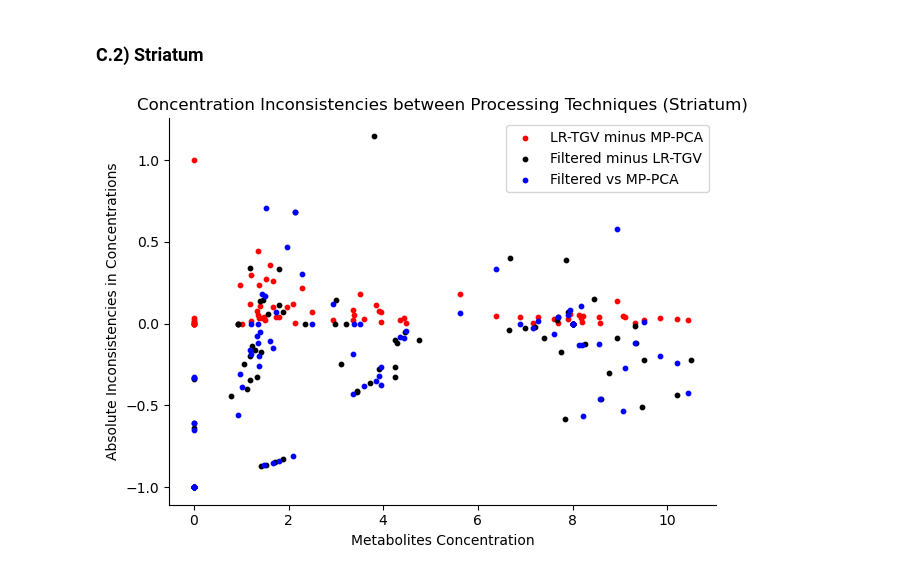
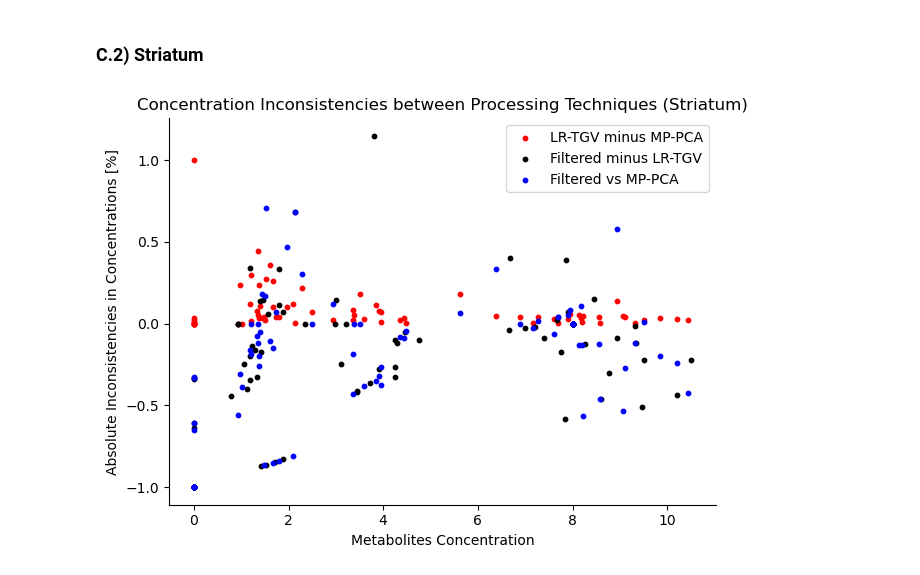
Before and after one commit to AlexisCogne/MRI_Practicals, a Jupyter notebook: Data_Analysis_Notebook.ipynb, the cells around one changed output. Drawn from its saved outputs; the diff is of its cells as text; code cells hidden in the pictures.

```diff
--- a/Data_Analysis_Notebook.ipynb
+++ b/Data_Analysis_Notebook.ipynb
@@ -394,14 +434,14 @@ plt.tight_layout()
 # %%
 fig, ax = plt.subplots()
 plt.scatter(MP_vs_LR_Stri_mean.mean_conc, MP_vs_LR_Stri_mean.mean_diff_MP_vs_LR, color = 'r', s=10, label = 'LR-TGV minus MP-PCA')
 plt.scatter(Filtered_vs_LR_Stri_mean.mean_conc, Filtered_vs_LR_Stri_mean.mean_diff_vs_filtered, color = 'black', s=10, label = 'Filtered minus LR-TGV')
 plt.scatter(Filtered_vs_MP_Stri_mean.mean_conc, Filtered_vs_MP_Stri_mean.mean_diff_vs_filtered, color = 'blue', s=10, label = 'Filtered vs MP-PCA')
 
-ax.set_ylabel("Absolute Inconsistencies in Concentrations")
+ax.set_ylabel("Absolute Inconsistencies in Concentrations [%]")
 ax.set_xlabel("Metabolites Concentration")
 plt.title("Concentration Inconsistencies between Processing Techniques (Striatum)")
 plt.legend()
 sns.despine()
 plt.tight_layout()
 # %% [output]
-[figure, old version]
+[figure, new version]
```
Also changed, not shown: parts of 5 cells of this notebook.
